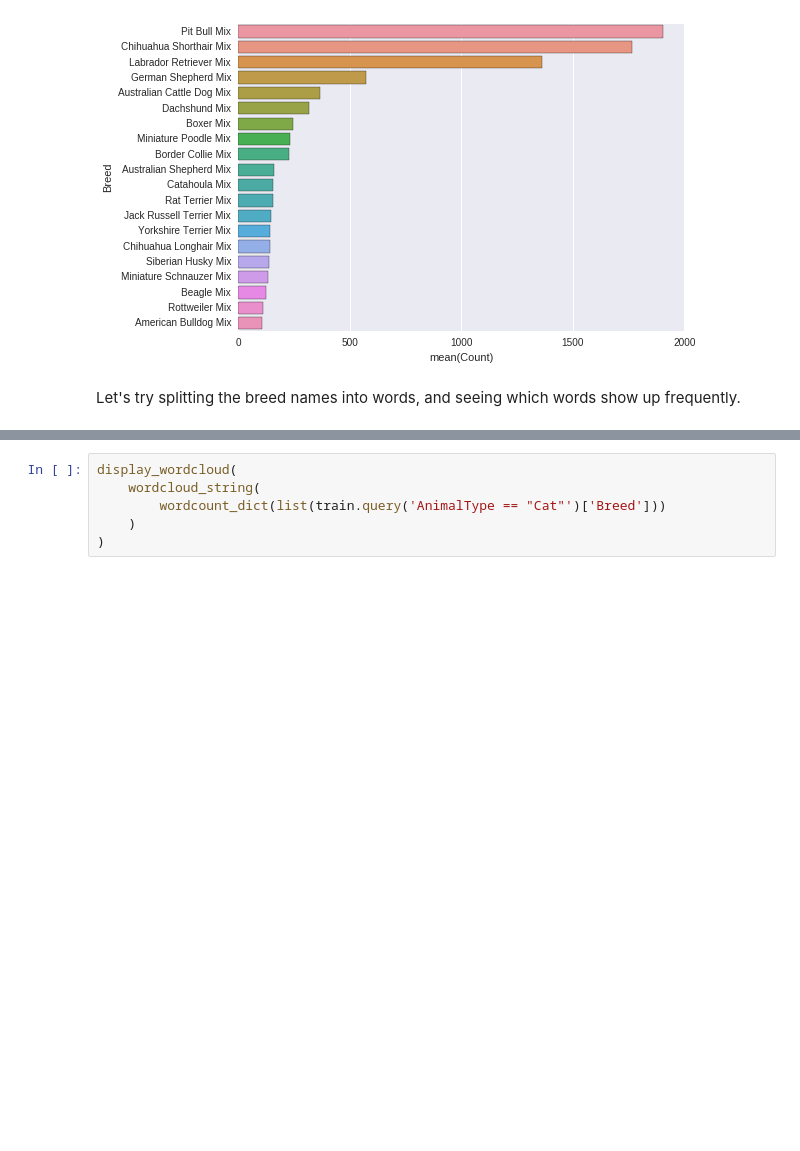
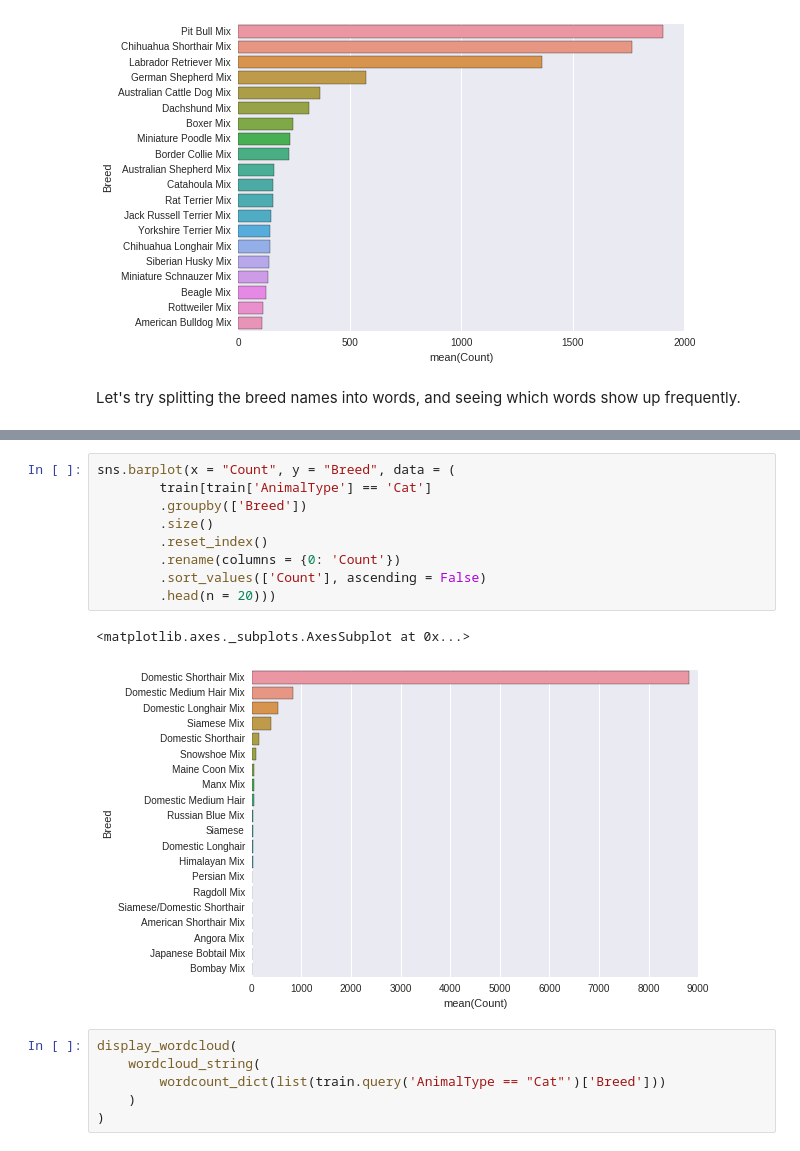
Before and after one commit to jakesherman/shelter-animals-kaggle, a Jupyter notebook: 1-exploring.ipynb, the cells around one changed output, grey strips where cells are left out. Cells and saved outputs as stored; diff of their text form; blank space fills up the shorter version.

```diff
--- a/1-exploring.ipynb
+++ b/1-exploring.ipynb
@@ -304,3 +306,15 @@ Mix (mix-breed, as opposted to a pure-breed) is the most common word, not surpri
+# %%
+sns.barplot(x = "Count", y = "Breed", data = (
+        train[train['AnimalType'] == 'Cat']
+        .groupby(['Breed'])
+        .size()
+        .reset_index()
+        .rename(columns = {0: 'Count'})
+        .sort_values(['Count'], ascending = False)
+        .head(n = 20)))
+# %% [output]
+<matplotlib.axes._subplots.AxesSubplot at 0x...>
+[figure, added]
 # %%
 display_wordcloud(
     wordcloud_string(
```
Also changed, not shown: parts of 15 cells of this notebook, 3 other files.
